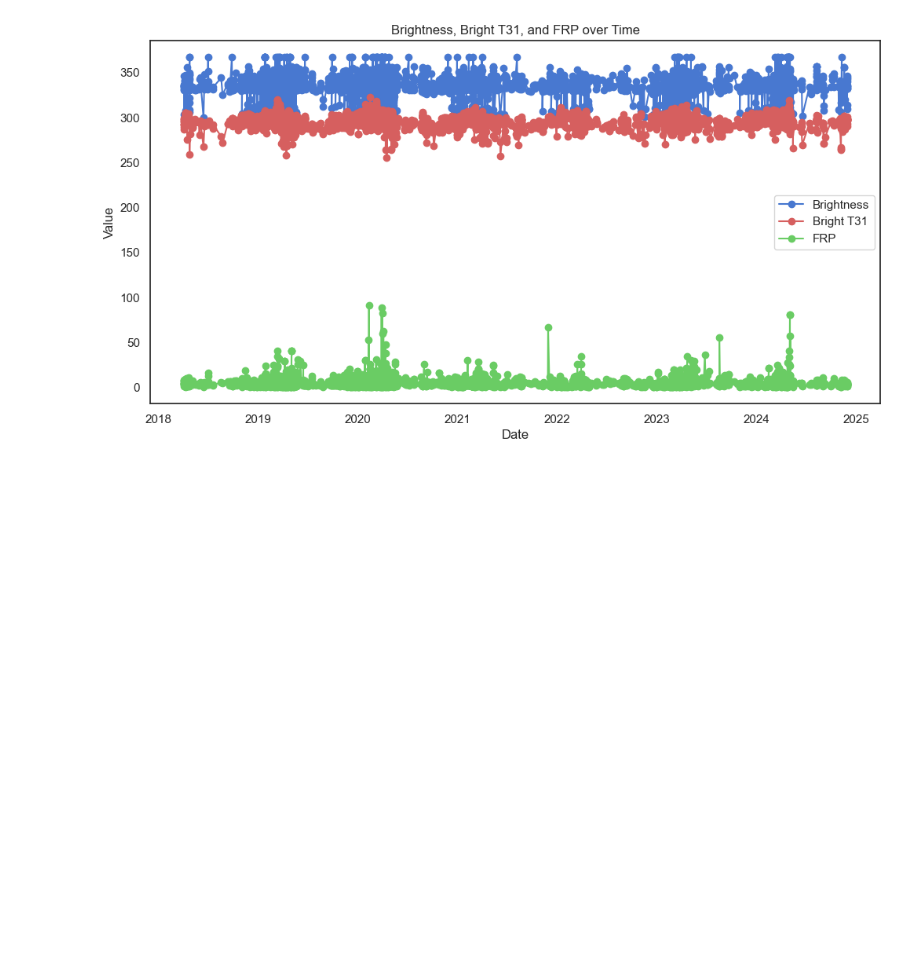
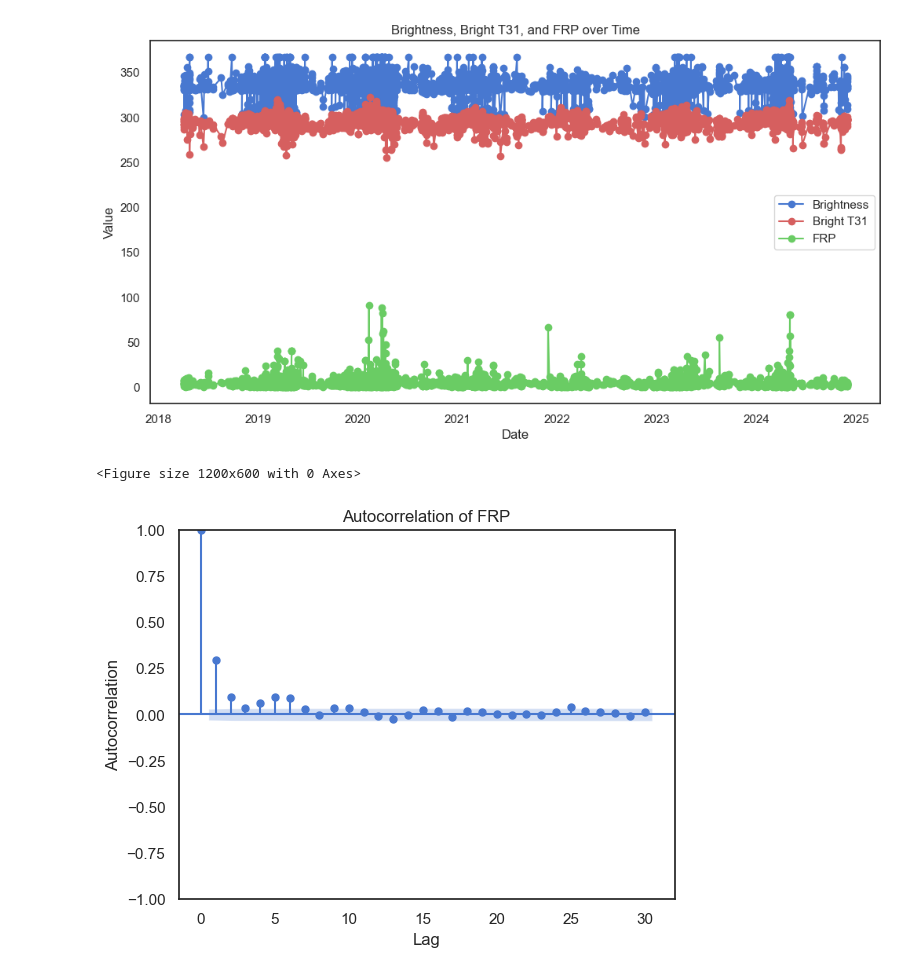
Before and after one commit to smolguyonearth/whoopenthisisgay, a Jupyter notebook: code_poysian/keep/getfire.ipynb, the cells around one changed output. Cells and saved outputs as stored; diff of their text form; code cells hidden in the pictures; blank space fills up the shorter version.

```diff
--- a/code_poysian/working_code/getfire.ipynb
+++ b/code_poysian/keep/getfire.ipynb
@@ -327,3 +327,15 @@ plt.legend()
 plt.show()
 # %% [output]
 [figure]
+# %%
+#autocorrelation frp
+from statsmodels.graphics.tsaplots import plot_acf, plot_pacf
+plt.figure(figsize=(12, 6))
+plot_acf(fire_bkk["frp"].dropna(), lags=30)
+plt.title("Autocorrelation of FRP")
+plt.xlabel("Lag")
+plt.ylabel("Autocorrelation")
+plt.show()
+# %% [output]
+<Figure size 1200x600 with 0 Axes>
+[figure, added]
```
Also changed, not shown: parts of 1 cell of this notebook, 3 other files.
